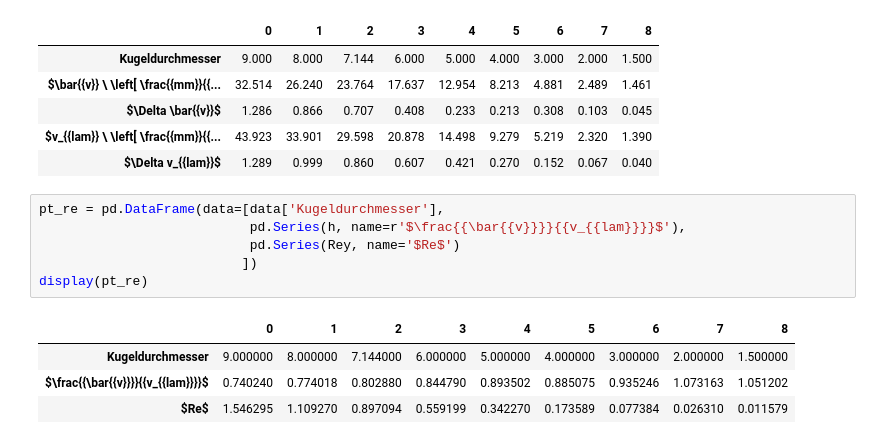
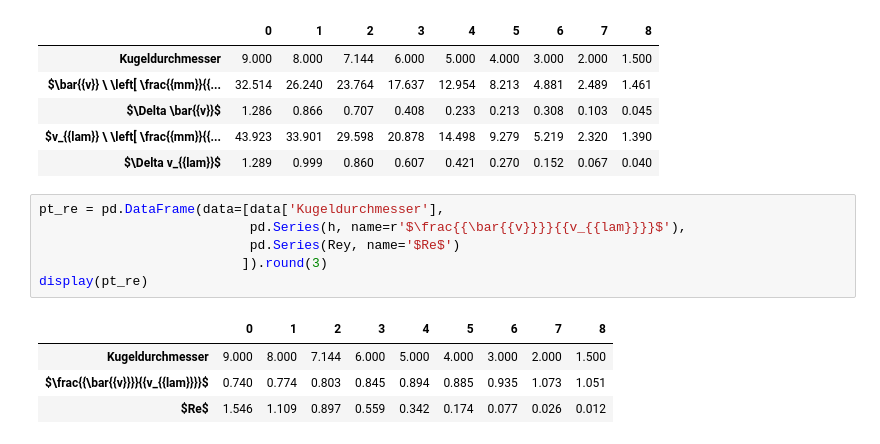
Before and after one commit to Tafiir/Jupyter-Notebooks, a Jupyter notebook: pap2_1/212.ipynb, the cells around one changed output. Saved outputs shown, nothing was run; the diff lists cells and outputs as text.

```diff
--- a/pap2_1/212.ipynb
+++ b/pap2_1/212.ipynb
@@ -194,11 +193,11 @@ display(pt_vlam)
 # %%
 pt_re = pd.DataFrame(data=[data['Kugeldurchmesser'],
                            pd.Series(h, name=r'$\frac{{\bar{{v}}}}{{v_{{lam}}}}$'),
                            pd.Series(Rey, name='$Re$')
-                          ])
+                          ]).round(3)
 display(pt_re)
 # %% [output]
 |  | 0 | 1 | 2 | 3 | 4 | 5 | 6 | 7 | 8 |
-| Kugeldurchmesser | 9.000000 | 8.000000 | 7.144000 | 6.000000 | 5.000000 | 4.000000 | 3.000000 | 2.000000 | 1.500000 |
-| $\frac{{\bar{{v}}}}{{v_{{lam}}}}$ | 0.740240 | 0.774018 | 0.802880 | 0.844790 | 0.893502 | 0.885075 | 0.935246 | 1.073163 | 1.051202 |
-| $Re$ | 1.546295 | 1.109270 | 0.897094 | 0.559199 | 0.342270 | 0.173589 | 0.077384 | 0.026310 | 0.011579 |
+| Kugeldurchmesser | 9.000 | 8.000 | 7.144 | 6.000 | 5.000 | 4.000 | 3.000 | 2.000 | 1.500 |
+| $\frac{{\bar{{v}}}}{{v_{{lam}}}}$ | 0.740 | 0.774 | 0.803 | 0.845 | 0.894 | 0.885 | 0.935 | 1.073 | 1.051 |
+| $Re$ | 1.546 | 1.109 | 0.897 | 0.559 | 0.342 | 0.174 | 0.077 | 0.026 | 0.012 |
```
Also changed, not shown: parts of 5 cells of this notebook, 2 other files.
